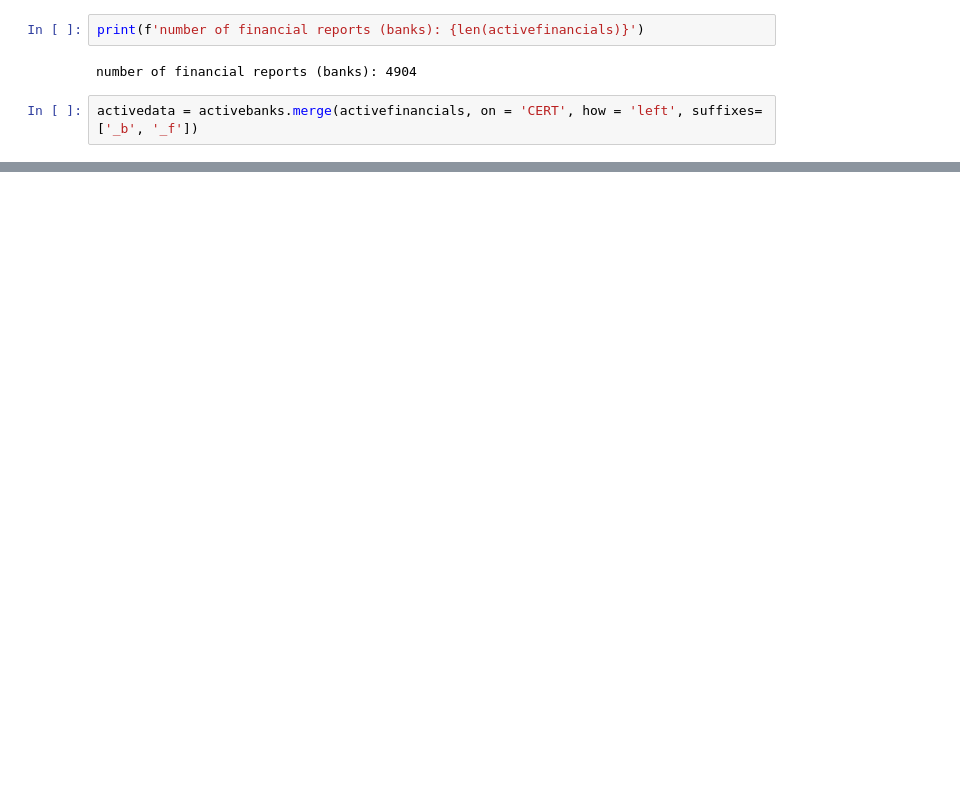
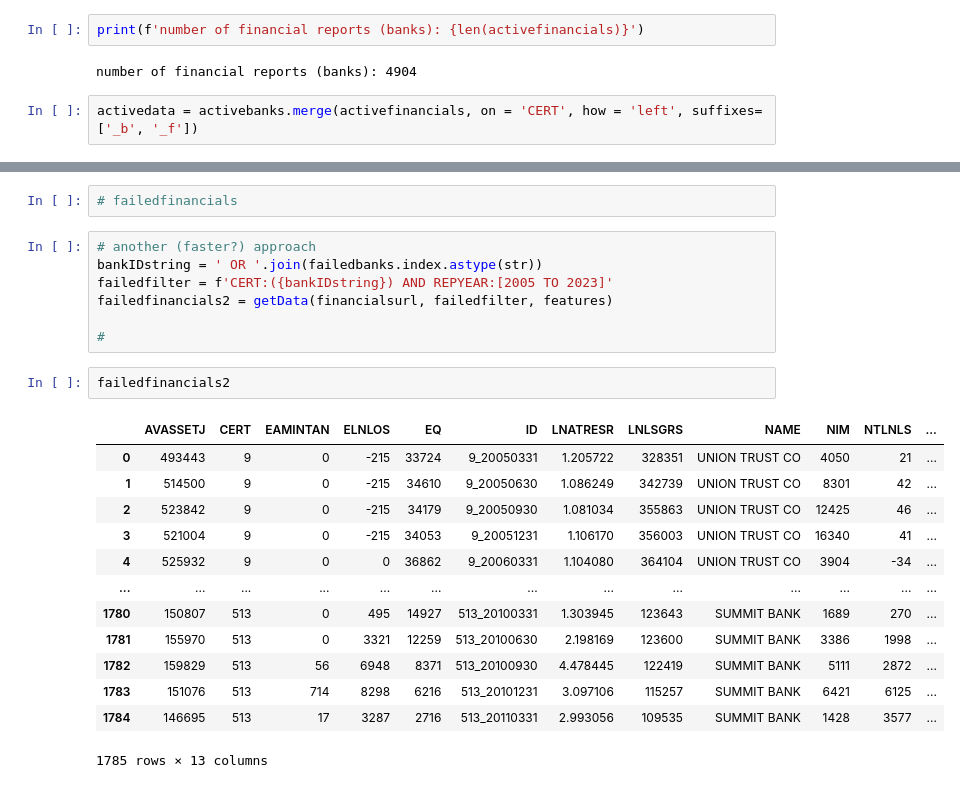
Before and after one commit to joeyio/bank-sentinel, a Jupyter notebook: extract.ipynb, the cells around one changed output, grey strips where cells are left out. Drawn from its saved outputs; the diff is of its cells as text; blank space fills up the shorter version.

Commit message:
working joins. before cleanup

```diff
--- a/extract.ipynb
+++ b/extract.ipynb
@@ -177,0 +219,25 @@ dtype: int64
+# %%
+# failedfinancials
+# %%
+# another (faster?) approach
+bankIDstring = ' OR '.join(failedbanks.index.astype(str))
+failedfilter = f'CERT:({bankIDstring}) AND REPYEAR:[2005 TO 2023]'
+failedfinancials2 = getData(financialsurl, failedfilter, features)
+
+#
+# %%
+failedfinancials2
+# %% [output]
+|  | AVASSETJ | CERT | EAMINTAN | ELNLOS | EQ | ID | LNATRESR | LNLSGRS | NAME | NIM | NTLNLS | ... |
+| 0 | 493443 | 9 | 0 | -215 | 33724 | 9_20050331 | 1.205722 | 328351 | UNION TRUST CO | 4050 | 21 | ... |
+| 1 | 514500 | 9 | 0 | -215 | 34610 | 9_20050630 | 1.086249 | 342739 | UNION TRUST CO | 8301 | 42 | ... |
+| 2 | 523842 | 9 | 0 | -215 | 34179 | 9_20050930 | 1.081034 | 355863 | UNION TRUST CO | 12425 | 46 | ... |
+| 3 | 521004 | 9 | 0 | -215 | 34053 | 9_20051231 | 1.106170 | 356003 | UNION TRUST CO | 16340 | 41 | ... |
+| 4 | 525932 | 9 | 0 | 0 | 36862 | 9_20060331 | 1.104080 | 364104 | UNION TRUST CO | 3904 | -34 | ... |
+| ... | ... | ... | ... | ... | ... | ... | ... | ... | ... | ... | ... | ... |
+| 1780 | 150807 | 513 | 0 | 495 | 14927 | 513_20100331 | 1.303945 | 123643 | SUMMIT BANK | 1689 | 270 | ... |
+| 1781 | 155970 | 513 | 0 | 3321 | 12259 | 513_20100630 | 2.198169 | 123600 | SUMMIT BANK | 3386 | 1998 | ... |
+| 1782 | 159829 | 513 | 56 | 6948 | 8371 | 513_20100930 | 4.478445 | 122419 | SUMMIT BANK | 5111 | 2872 | ... |
+| 1783 | 151076 | 513 | 714 | 8298 | 6216 | 513_20101231 | 3.097106 | 115257 | SUMMIT BANK | 6421 | 6125 | ... |
+| 1784 | 146695 | 513 | 17 | 3287 | 2716 | 513_20110331 | 2.993056 | 109535 | SUMMIT BANK | 1428 | 3577 | ... |
+1785 rows × 13 columns
```
Also changed, not shown: parts of 26 cells of this notebook.
